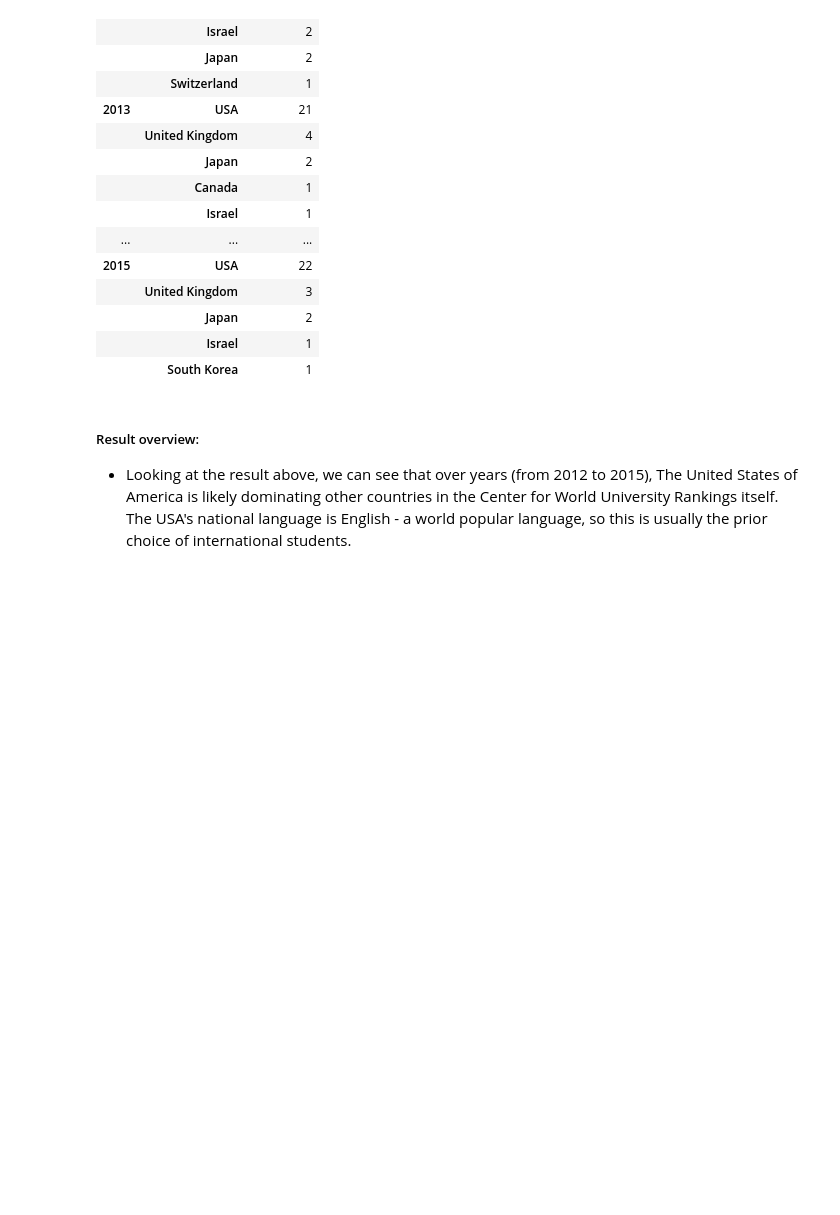
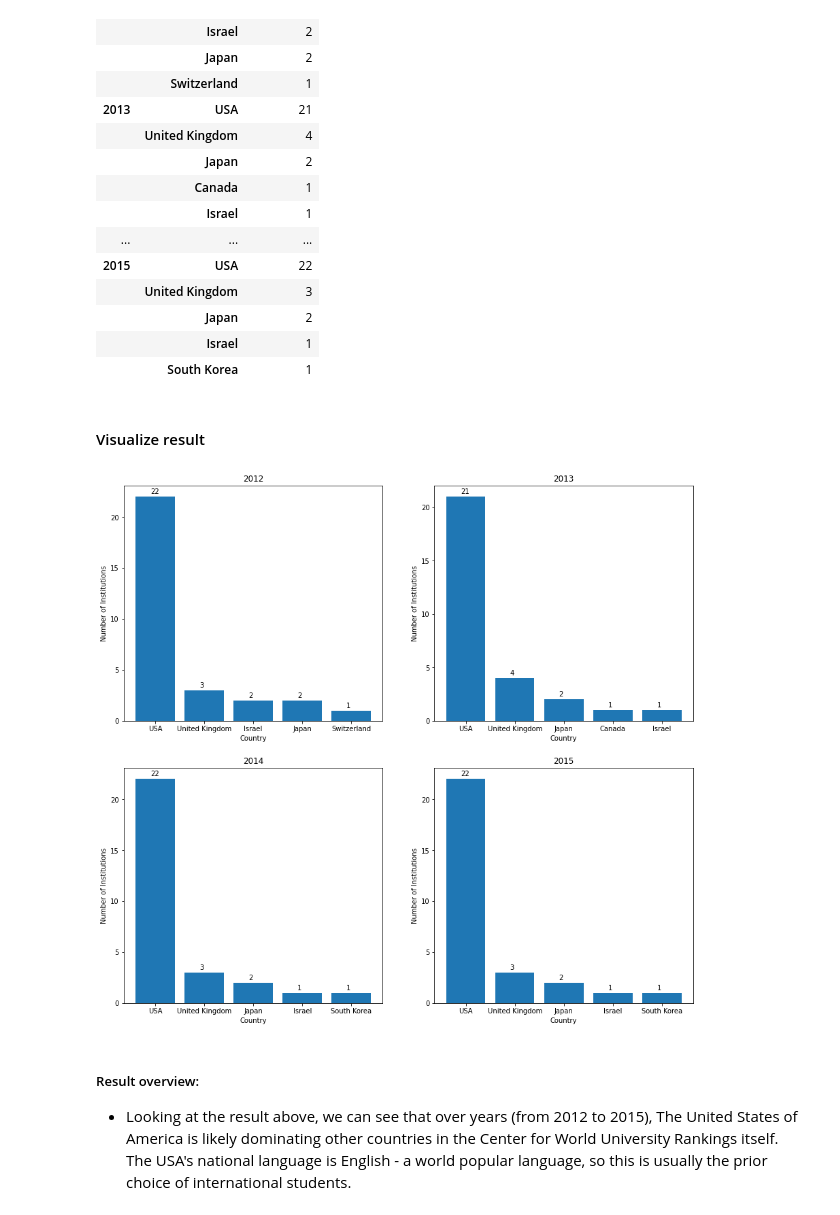
Before and after one commit to itskoi/P4DS-FinalProject, a Jupyter notebook: EDA.ipynb, the cells around one changed output. Drawn from its saved outputs; the diff is of its cells as text; code cells hidden in the pictures; blank space fills up the shorter version.

```diff
--- a/EDA.ipynb
+++ b/EDA.ipynb
@@ -399,6 +400,34 @@ df.to_frame() # for prettier look
 |  | Japan | 2 |
 |  | Israel | 1 |
 |  | South Korea | 1 |
+# %% [markdown]
+#### Visualize result
+# %%
+df_visualize_1 = df.to_frame().reset_index() # for plotting convenience
+
+fig, ax = plt.subplots(2, 2, figsize=(15, 14))
+
+def myPlot(index, year):
+    ax = plt.subplot(2, 2, index+1)
+    df_tmp = df_visualize_1[df_visualize_1['year']==year]
+
+    plt.xticks(np.arange(0, 5, 1))
+    plt.yticks(np.arange(0, 21, 5))
+    plt.xlabel('Country')
+    plt.ylabel('Number of Institutions')
+
+    for i, v in enumerate(df_tmp['institution']):
+        plt.text(i - 0.1, v + 0.3, str(v), color='black')
+
+    plt.bar(df_tmp['country'], df_tmp['institution'])
+    plt.title(year)
+
+for index, year in enumerate(range(2012, 2016)):
+    myPlot(index, year)
+
+plt.show()
+# %% [output]
+[figure, added]
 # %% [markdown]
 ##### Result overview:
 - Looking at the result above, we can see that over years (from 2012 to 2015), The United States of America is likely dominating other countries in the Center for World University Rankings itself. The USA's national language is English - a world popular language, so this is usually the prior choice of international students.
```
Also changed, not shown: parts of 13 cells of this notebook.
